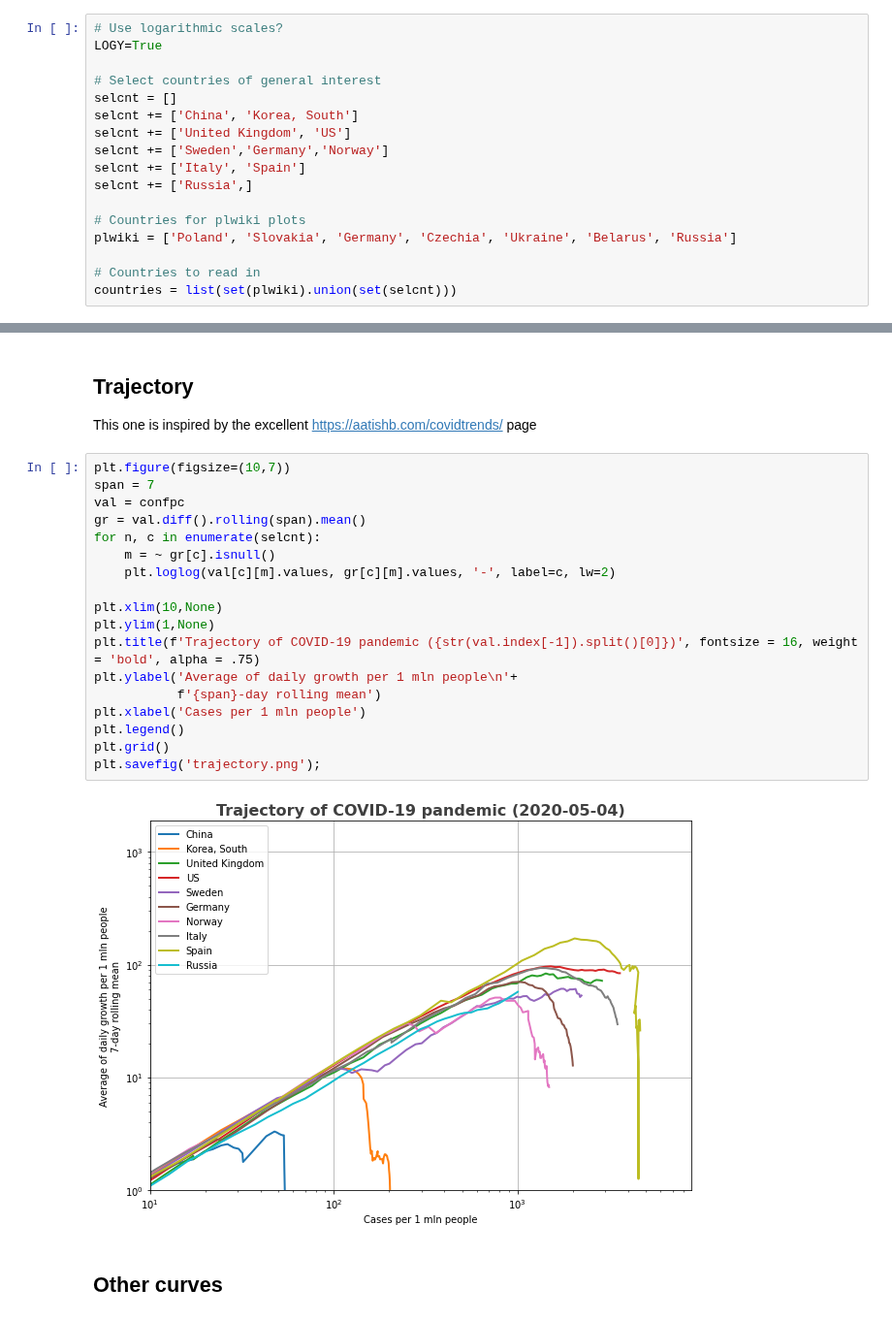
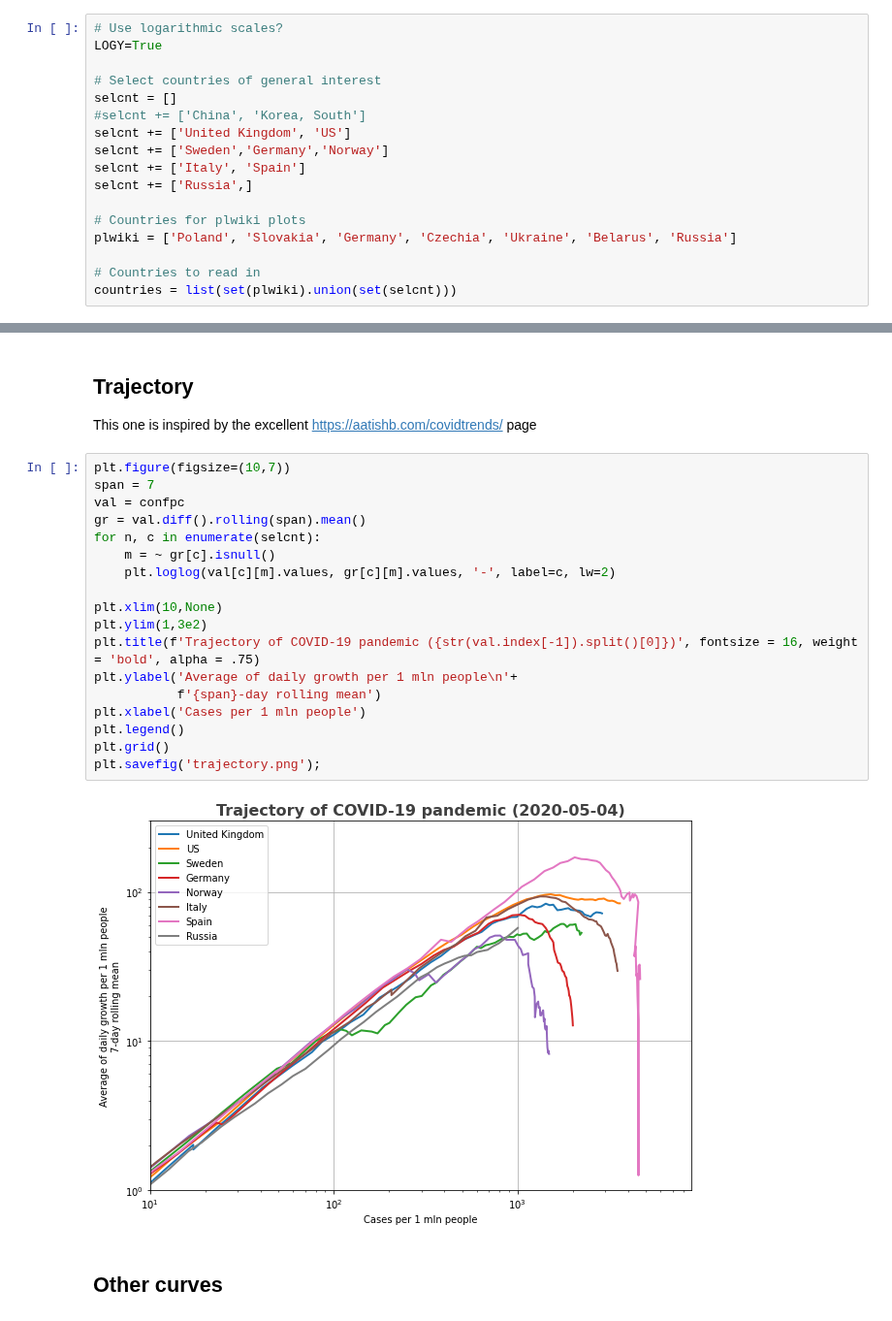
Before and after one commit to jochym/covid_plots, a Jupyter notebook: Covid_plots.ipynb, the cells around one changed output, grey strips where cells are left out. Shown at 97% size. Drawn from its saved outputs; the diff is of its cells as text.

```diff
--- a/Covid_plots.ipynb
+++ b/Covid_plots.ipynb
@@ -22,7 +22,7 @@ LOGY=True
 
 # Select countries of general interest
 selcnt = []
-selcnt += ['China', 'Korea, South']
+#selcnt += ['China', 'Korea, South']
 selcnt += ['United Kingdom', 'US']
 selcnt += ['Sweden','Germany','Norway']
 selcnt += ['Italy', 'Spain']
@@ -129,23 +129,23 @@ This one is inspired by the excellent https://aatishb.com/covidtrends/ page
 # %%
 plt.figure(figsize=(10,7))
 span = 7
 val = confpc
 gr = val.diff().rolling(span).mean()
 for n, c in enumerate(selcnt):
     m = ~ gr[c].isnull()
     plt.loglog(val[c][m].values, gr[c][m].values, '-', label=c, lw=2)
 
 plt.xlim(10,None)
-plt.ylim(1,None)
+plt.ylim(1,3e2)
 plt.title(f'Trajectory of COVID-19 pandemic ({str(val.index[-1]).split()[0]})', fontsize = 16, weight = 'bold', alpha = .75)
 plt.ylabel('Average of daily growth per 1 mln people\n'+
            f'{span}-day rolling mean')
 plt.xlabel('Cases per 1 mln people')
 plt.legend()
 plt.grid()
 plt.savefig('trajectory.png');
 # %% [output]
-[figure, old version]
+[figure, new version]
 # %% [markdown]
 ## Other curves
 # %%
```
Also changed, not shown: parts of 6 cells of this notebook, 2 other files.
